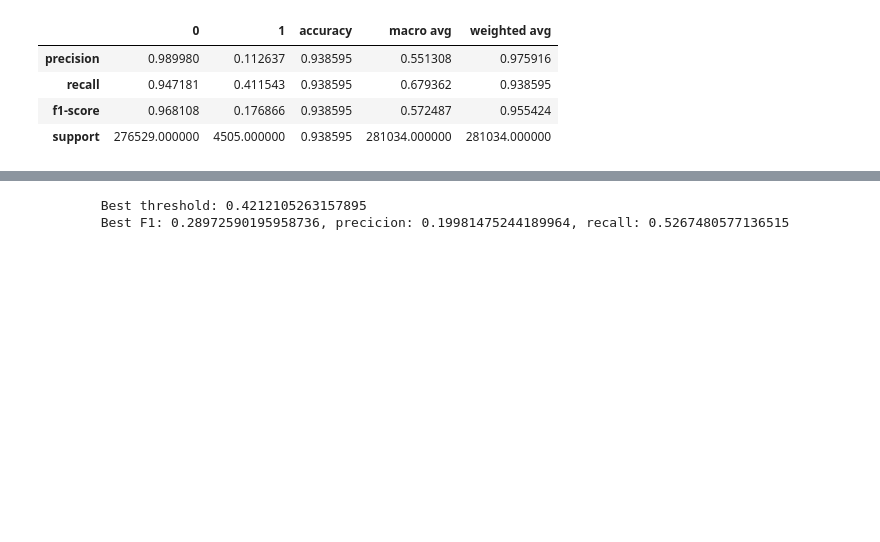
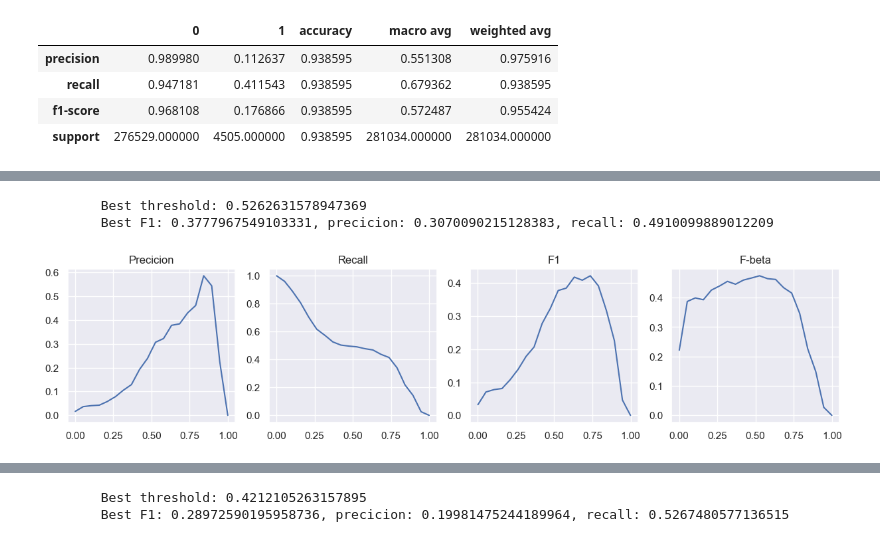
Before and after one commit to egortrussov/btc-fraud-detection, a Jupyter notebook: classification/optimize_parms.ipynb, the cells around one changed output, grey strips where cells are left out. Cells and saved outputs as stored; diff of their text form; code cells hidden in the pictures; blank space fills up the shorter version.

Commit message:
Added exchange features + results

```diff
--- a/classification/optimize_parms.ipynb
+++ b/classification/optimize_parms.ipynb
@@ -134,3 +178,18 @@ def get_xgb_result_with_params(xgb_params, X_train, y_train, X_test, y_test):
     res = get_best_threshold(y_pred, y_test, return_hists=True)
 
     return y_pred, pipeline.named_steps["xgb"].feature_importances_
+# %%
+# best_params = {'n_estimators': 246, 'max_depth': 4, 'learning_rate': 0.01336443876805034, 'subsample': 0.6463282850483533, 'colsample_bytree': 0.8313068833483865, 'min_child_weight': 1, 'gamma': 1.8674512506957348, 'reg_alpha': 5.574491595970301, 'reg_lambda': 1.6836061653549808, 'scale_pos_weight': 7.286025143001134}
+
+best_params = {'n_estimators': 297, 'max_depth': 3, 'learning_rate': 0.035945220741013736, 'subsample': 0.7341100732375431, 'colsample_bytree': 0.9953795550039859, 'min_child_weight': 4, 'gamma': 0.3909505373474582, 'reg_alpha': 7.311546429641343, 'reg_lambda': 0.9835545509646224, 'scale_pos_weight': 15.27610123192946}
+# best_params = {'n_estimators': 300, 'max_depth': 5, 'learning_rate': 0.026898887881948767, 'subsample': 0.7337002629923675, 'colsample_bytree': 0.9611689765248486, 'min_child_weight': 5, 'gamma': 1.8200795576345201, 'reg_alpha': 7.6485649310905215, 'reg_lambda': 0.07925701994769563, 'scale_pos_weight': 12.311320733333789}
+
+# {'n_estimators': 486, 'max_depth': 3, 'learning_rate': 0.028967985258635896, 'subsample': 0.6624652961273084, 'colsample_bytree': 0.9999155266553814, 'min_child_weight': 5, 'gamma': 2.6185327073409113, 'reg_alpha': 8.037777763035855, 'reg_lambda': 0.042497566899104555, 'scale_pos_weight': 11.760089900261818}
+# best_params =  {'n_estimators': 128, 'max_depth': 3, 'learning_rate': 0.053301522815073825, 'subsample': 0.6142219042316954, 'colsample_bytree': 0.810928044658756, 'min_child_weight': 10, 'gamma': 4.029095027044371, 'reg_alpha': 5.14441016145621, 'reg_lambda': 7.8633283614235765, 'scale_pos_weight': 10.04988404560164}
+# best_params = {'n_estimators': 68, 'max_depth': 3, 'learning_rate': 0.018558114366149663, 'subsample': 0.8571131596931867, 'colsample_bytree': 0.7522095437546813, 'min_child_weight': 1, 'gamma': 0.00017002295883622454, 'reg_alpha': 4.867758688270761, 'reg_lambda': 1.0024950658030263, 'scale_pos_weight': 3.3442451255692065}
+
+best_pred, feature_imps = get_xgb_result_with_params(best_params, X_train, y_train, X_test, y_test)
+# %% [output]
+        Best threshold: 0.5262631578947369
+        Best F1: 0.3777967549103331, precicion: 0.3070090215128383, recall: 0.4910099889012209
+[figure, added]
```
Also changed, not shown: parts of 5 cells of this notebook, 3 other files.
